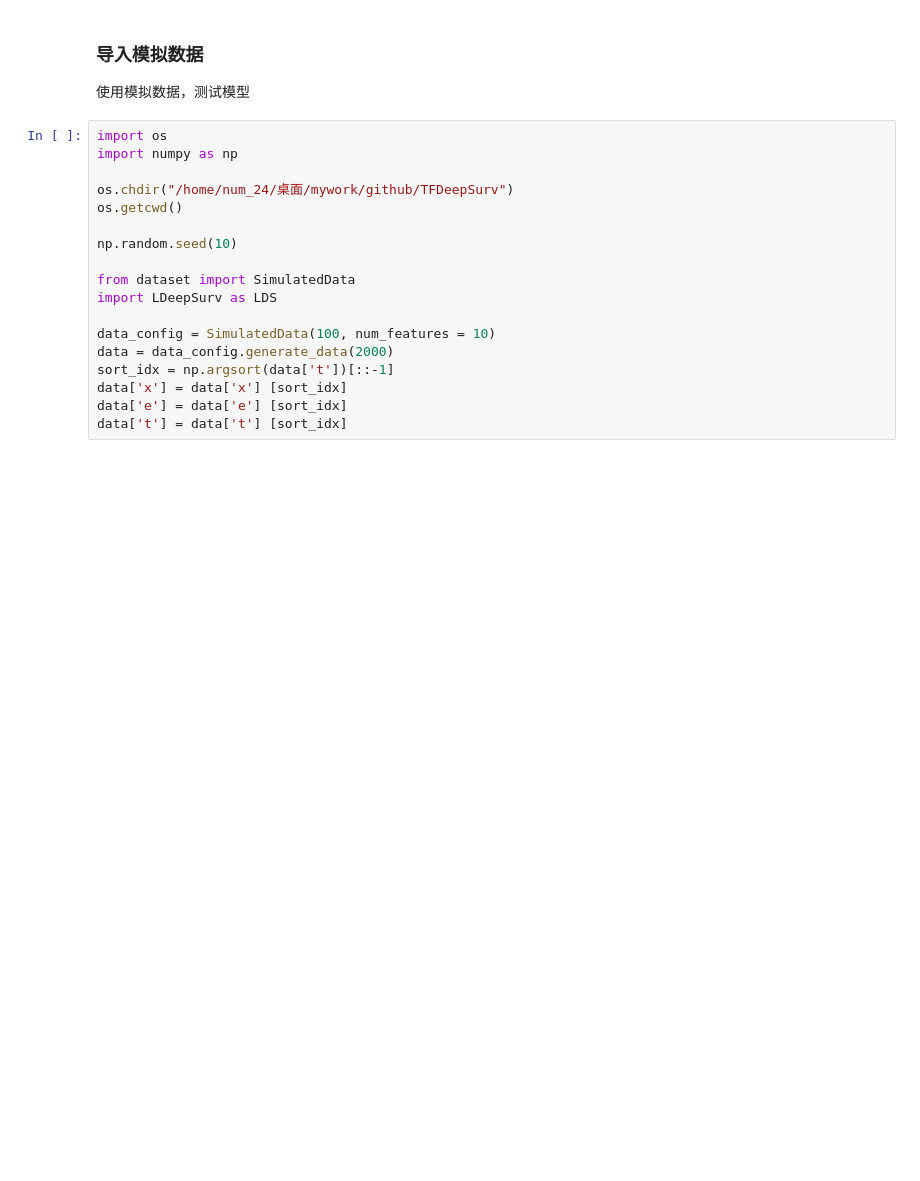
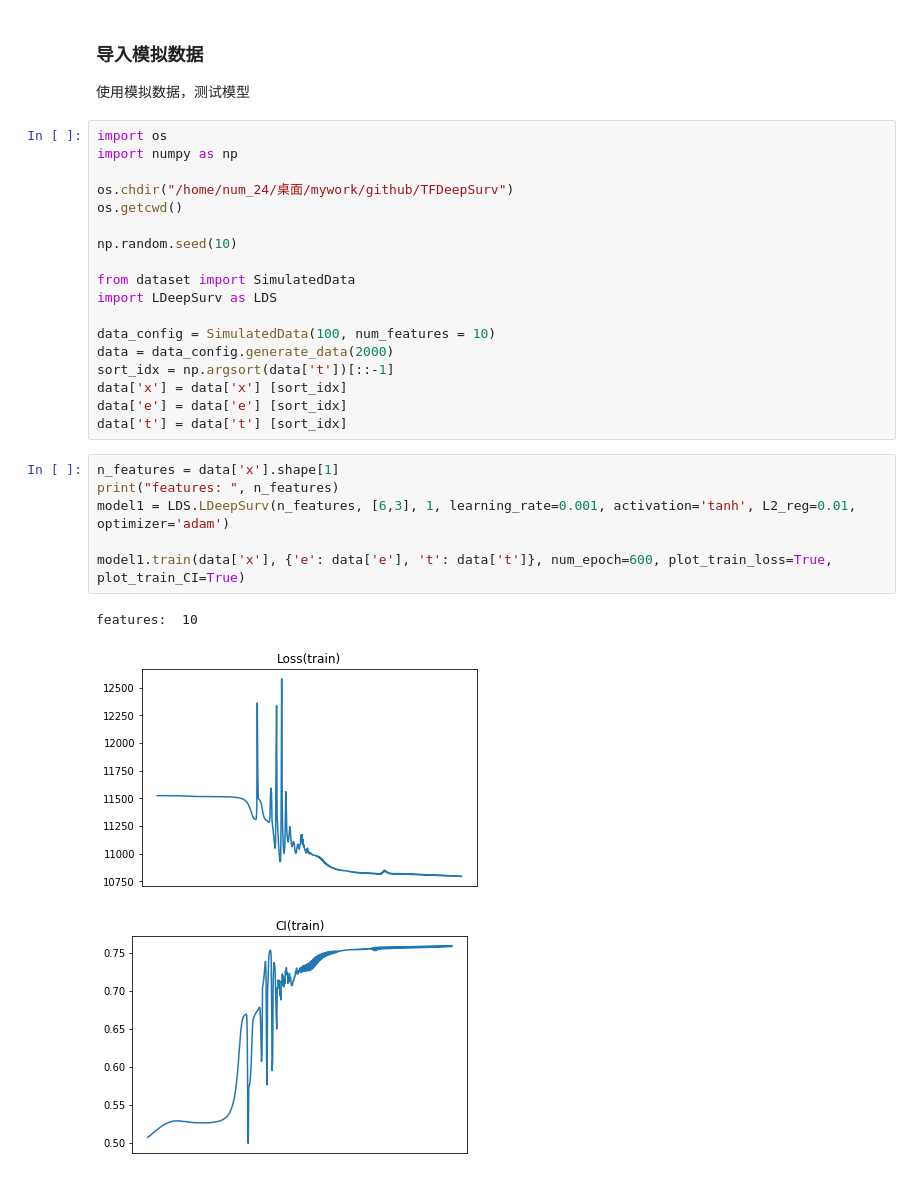
Before and after one commit to LiuHuiSigma/TFDeepSurv, a Jupyter notebook: notebook/exp_deepsurv.ipynb, the cells around one changed output. Cells and saved outputs as stored; diff of their text form; blank space fills up the shorter version.

```diff
--- a/notebook/exp_deepsurv.ipynb
+++ b/notebook/exp_deepsurv.ipynb
@@ -20,3 +20,13 @@ sort_idx = np.argsort(data['t'])[::-1]
 data['x'] = data['x'] [sort_idx]
 data['e'] = data['e'] [sort_idx]
 data['t'] = data['t'] [sort_idx]
+# %%
+n_features = data['x'].shape[1]
+print("features: ", n_features)
+model1 = LDS.LDeepSurv(n_features, [6,3], 1, learning_rate=0.001, activation='tanh', L2_reg=0.01, optimizer='adam')
+
+model1.train(data['x'], {'e': data['e'], 't': data['t']}, num_epoch=600, plot_train_loss=True, plot_train_CI=True)
+# %% [output]
+features:  10
+[figure, added]
+[figure, added]
```
Also changed, not shown: parts of 6 cells of this notebook, 1 other file.
